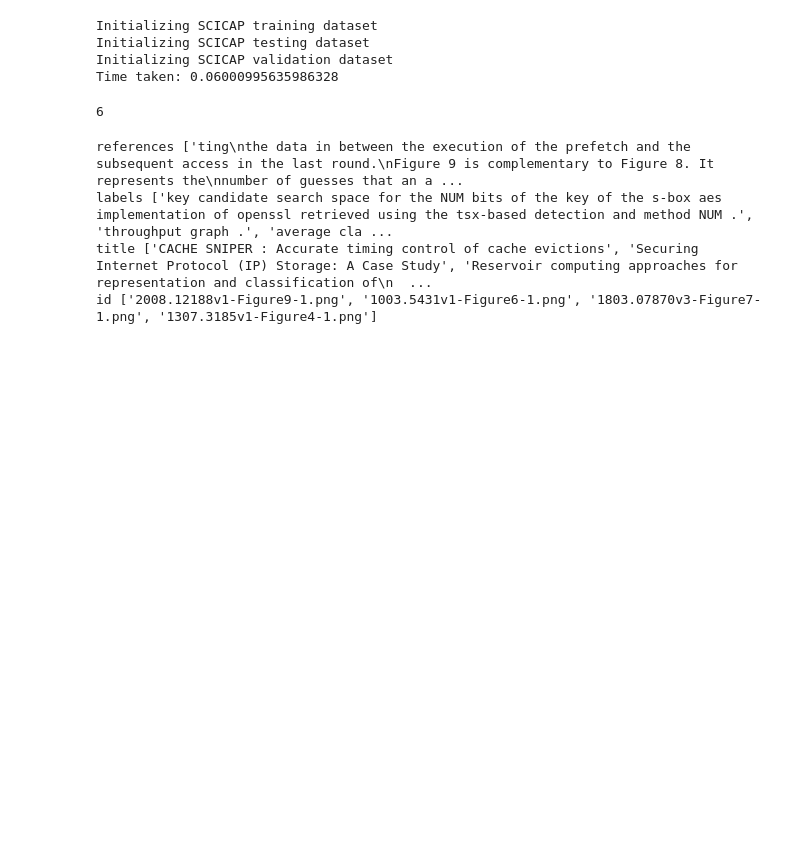
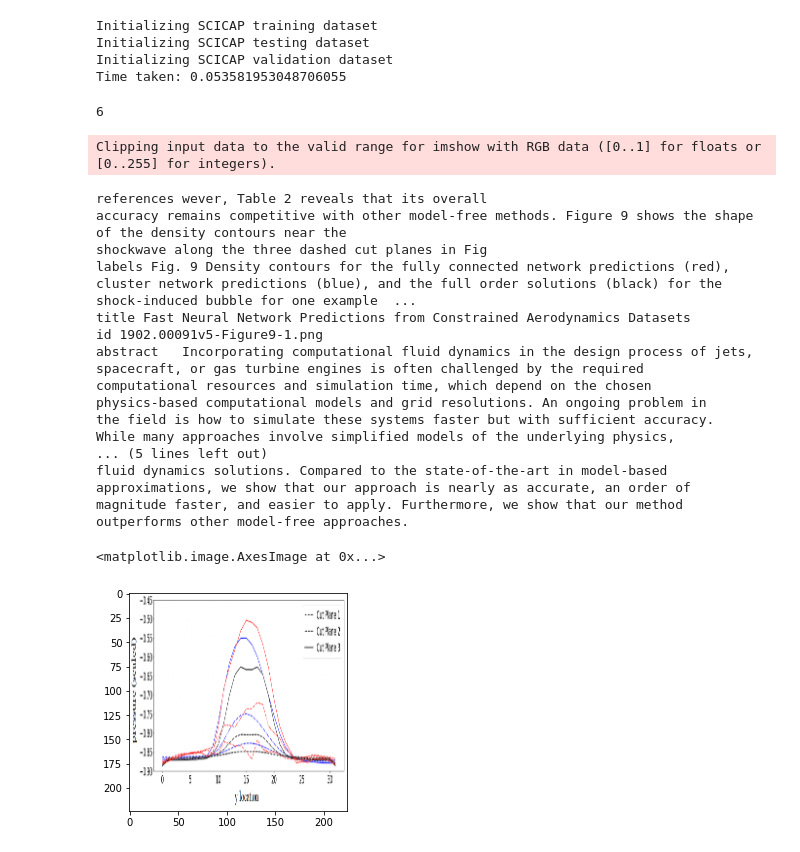
Before and after one commit to kliu128/figuring-out-figures, a Jupyter notebook: scratch/loader.ipynb, the cells around one changed output. Drawn from its saved outputs; the diff is of its cells as text; code cells hidden in the pictures; blank space fills up the shorter version.

```diff
--- a/scratch/loader.ipynb
+++ b/scratch/loader.ipynb
@@ -18,14 +19,16 @@ loader = fof.dataloader.ScicapDataModule(
   tokenizer=tr.AutoTokenizer.from_pretrained("distilbert-base-uncased"),
   root=Path("../scicap_data"),
   batch_size=4,
-  caption_type="normalized",
-  num_workers=0)
+  caption_type="orig",
+  num_workers=0, transform=torchvision.transforms.Compose([
+    torchvision.transforms.Resize((224,224)),
+  ]))
 train = loader.train_dataloader()
 # %% [output]
 Initializing SCICAP training dataset
 Initializing SCICAP testing dataset
 Initializing SCICAP validation dataset
-Time taken: 0.06000995635986328
+Time taken: 0.053581953048706055
 # %%
 batch = next(iter(train))
 len(batch)
@@ -34,8 +39,27 @@ len(batch)
 # %%
-for key in ["references", "labels", "title", "id"]:
-    print(key, batch[key])
+for key in ["references", "labels", "title", "id", "abstract"]:
+    print(key, batch[key][0])
+
+import matplotlib.pyplot as plt
+plt.imshow(batch["figure"][0].permute(1, 2, 0) / 255)
 # %% [output]
-references ['ting\nthe data in between the execution of the prefetch and the subsequent access in the last round.\nFigure 9 is complementary to Figure 8. It represents the\nnumber of guesses that an a ...
-labels ['key candidate search space for the NUM bits of the key of the s-box aes implementation of openssl retrieved using the tsx-based detection and method NUM .', 'throughput graph .', 'average cla ...
-title ['CACHE SNIPER : Accurate timing control of cache evictions', 'Securing Internet Protocol (IP) Storage: A Case Study', 'Reservoir computing approaches for representation and classification of\n  ...
-id ['2008.12188v1-Figure9-1.png', '1003.5431v1-Figure6-1.png', '1803.07870v3-Figure7-1.png', '1307.3185v1-Figure4-1.png']
+Clipping input data to the valid range for imshow with RGB data ([0..1] for floats or [0..255] for integers).
+references wever, Table 2 reveals that its overall
+accuracy remains competitive with other model-free methods. Figure 9 shows the shape of the density contours near the
+shockwave along the three dashed cut planes in Fig
+labels Fig. 9 Density contours for the fully connected network predictions (red), cluster network predictions (blue), and the full order solutions (black) for the shock-induced bubble for one example  ...
+title Fast Neural Network Predictions from Constrained Aerodynamics Datasets
+id 1902.00091v5-Figure9-1.png
+abstract   Incorporating computational fluid dynamics in the design process of jets,
+spacecraft, or gas turbine engines is often challenged by the required
+computational resources and simulation time, which depend on the chosen
+physics-based computational models and grid resolutions. An ongoing problem in
+the field is how to simulate these systems faster but with sufficient accuracy.
+While many approaches involve simplified models of the underlying physics,
+... (5 lines left out)
+fluid dynamics solutions. Compared to the state-of-the-art in model-based
+approximations, we show that our approach is nearly as accurate, an order of
+magnitude faster, and easier to apply. Furthermore, we show that our method
+outperforms other model-free approaches.
+<matplotlib.image.AxesImage at 0x...>
+[figure, added]
```
Also changed, not shown: parts of 3 cells of this notebook, 2 other files.
